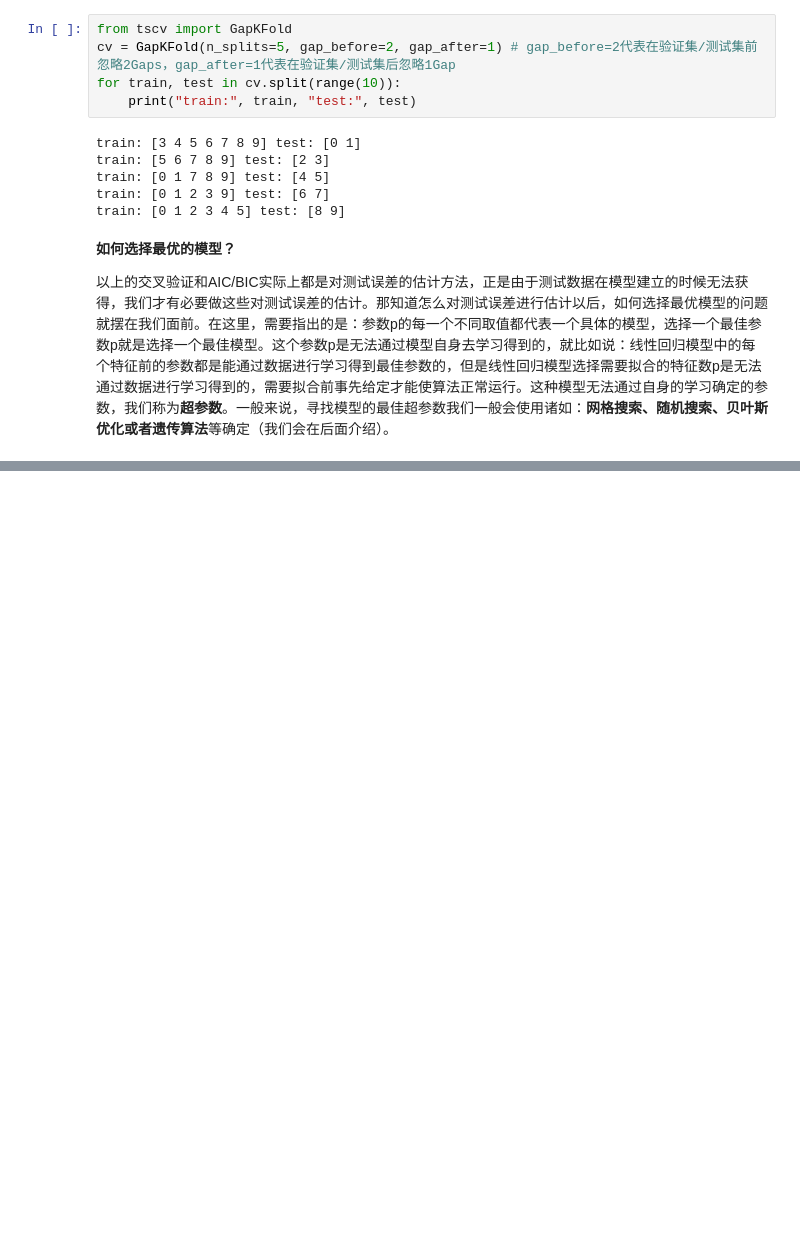
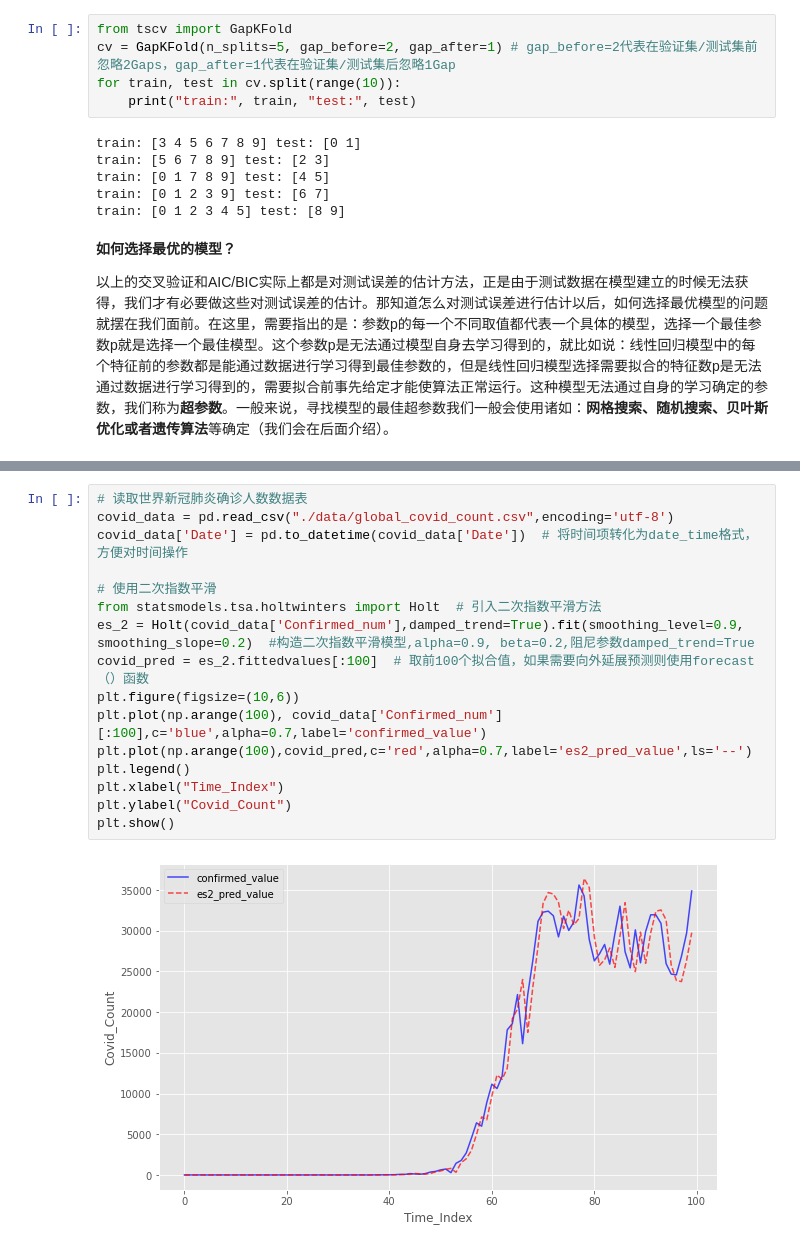
Before and after one commit to Leolee11111/TimeSeries, a Jupyter notebook: 第一节：时间序列分析概述.ipynb, the cells around one changed output, grey strips where cells are left out. Drawn from its saved outputs; the diff is of its cells as text; blank space fills up the shorter version.

```diff
--- a/第一节：时间序列分析概述.ipynb
+++ b/第一节：时间序列分析概述.ipynb
@@ -770,0 +835,18 @@ train: [0 1 2 3 4 5] test: [8 9]
+# %%
+# 读取世界新冠肺炎确诊人数数据表
+covid_data = pd.read_csv("./data/global_covid_count.csv",encoding='utf-8')
+covid_data['Date'] = pd.to_datetime(covid_data['Date'])  # 将时间项转化为date_time格式，方便对时间操作
+
+# 使用二次指数平滑
+from statsmodels.tsa.holtwinters import Holt  # 引入二次指数平滑方法
+es_2 = Holt(covid_data['Confirmed_num'],damped_trend=True).fit(smoothing_level=0.9, smoothing_slope=0.2)  #构造二次指数平滑模型,alpha=0.9, beta=0.2,阻尼参数damped_trend=True
+covid_pred = es_2.fittedvalues[:100]  # 取前100个拟合值，如果需要向外延展预测则使用forecast（）函数
+plt.figure(figsize=(10,6))
+plt.plot(np.arange(100), covid_data['Confirmed_num'][:100],c='blue',alpha=0.7,label='confirmed_value')
+plt.plot(np.arange(100),covid_pred,c='red',alpha=0.7,label='es2_pred_value',ls='--')
+plt.legend()
+plt.xlabel("Time_Index")
+plt.ylabel("Covid_Count")
+plt.show()
+# %% [output]
+[figure, added]
```
Also changed, not shown: parts of 9 cells of this notebook.
